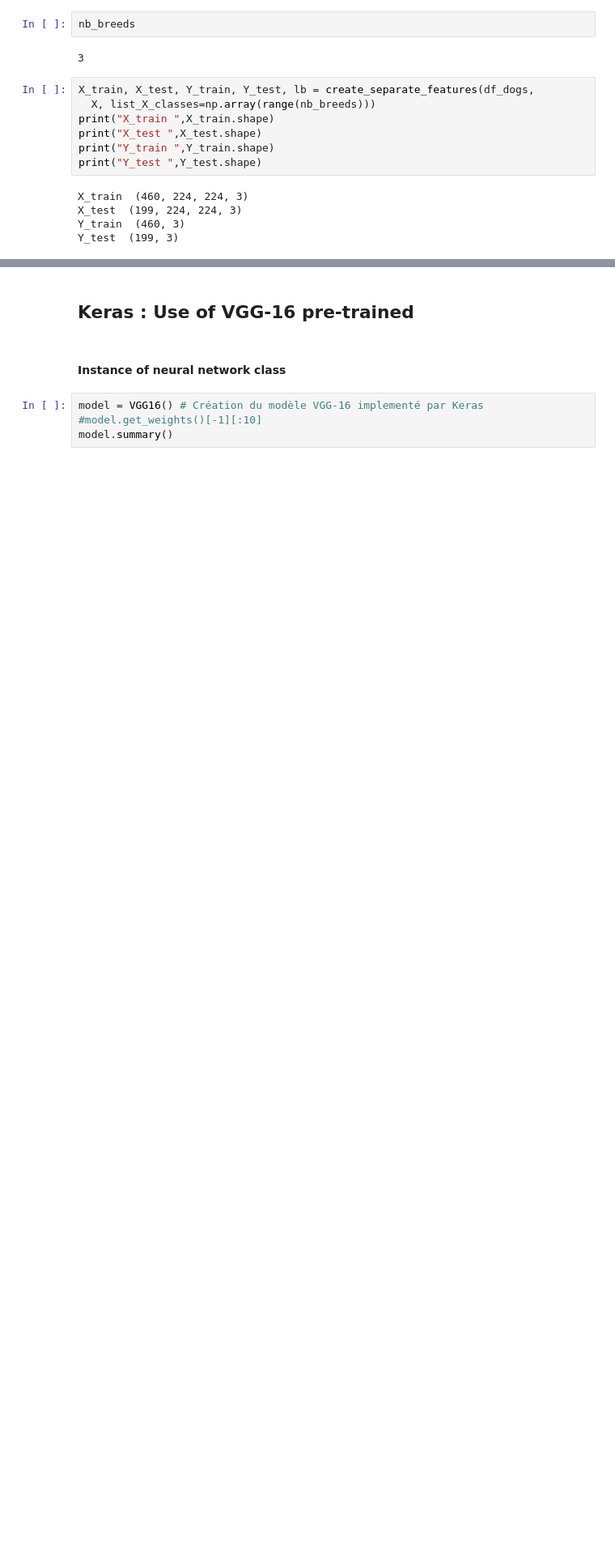
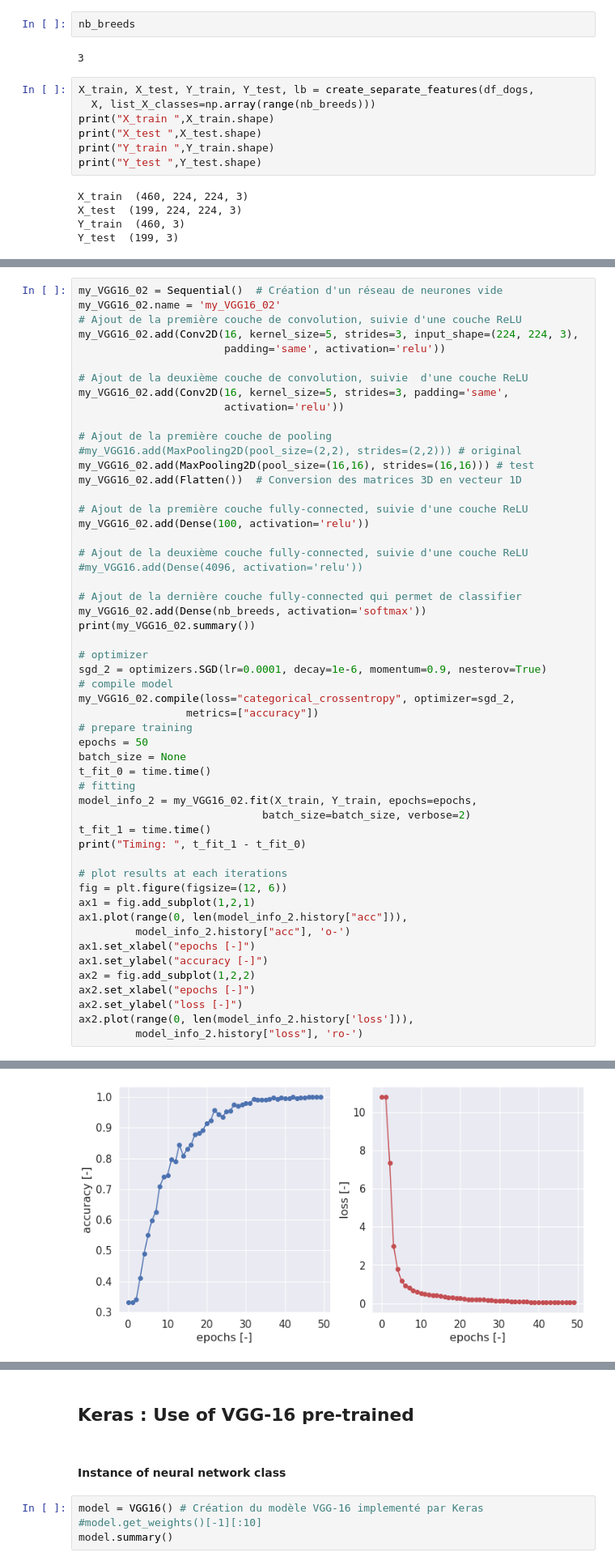
Before and after one commit to jeugregg/DeepLearningPictureDogs, a Jupyter notebook: 02_OC_IML_Project_6_my_neural_network.ipynb, the cells around one changed output, grey strips where cells are left out. Shown at 81% size. Saved outputs shown, nothing was run; the diff lists cells and outputs as text; blank space fills up the shorter version.

```diff
--- a/02_OC_IML_Project_6_my_neural_network.ipynb
+++ b/02_OC_IML_Project_6_my_neural_network.ipynb
@@ -584,0 +557,54 @@ ax2.plot(range(0, len(model_info.history['loss'])), model_info.history["loss"],
+# %%
+my_VGG16_02 = Sequential()  # Création d'un réseau de neurones vide
+my_VGG16_02.name = 'my_VGG16_02'
+# Ajout de la première couche de convolution, suivie d'une couche ReLU
+my_VGG16_02.add(Conv2D(16, kernel_size=5, strides=3, input_shape=(224, 224, 3),
+                       padding='same', activation='relu'))
+
+# Ajout de la deuxième couche de convolution, suivie  d'une couche ReLU
+my_VGG16_02.add(Conv2D(16, kernel_size=5, strides=3, padding='same',
+                       activation='relu'))
+
+# Ajout de la première couche de pooling
+#my_VGG16.add(MaxPooling2D(pool_size=(2,2), strides=(2,2))) # original
+my_VGG16_02.add(MaxPooling2D(pool_size=(16,16), strides=(16,16))) # test
+my_VGG16_02.add(Flatten())  # Conversion des matrices 3D en vecteur 1D
+
+# Ajout de la première couche fully-connected, suivie d'une couche ReLU
+my_VGG16_02.add(Dense(100, activation='relu'))
+
+# Ajout de la deuxième couche fully-connected, suivie d'une couche ReLU
+#my_VGG16.add(Dense(4096, activation='relu'))
+
+# Ajout de la dernière couche fully-connected qui permet de classifier
+my_VGG16_02.add(Dense(nb_breeds, activation='softmax'))
+print(my_VGG16_02.summary())
+
+# optimizer
+sgd_2 = optimizers.SGD(lr=0.0001, decay=1e-6, momentum=0.9, nesterov=True)
+# compile model
+my_VGG16_02.compile(loss="categorical_crossentropy", optimizer=sgd_2,
+                 metrics=["accuracy"])
+# prepare training
+epochs = 50
+batch_size = None
+t_fit_0 = time.time()
+# fitting
+model_info_2 = my_VGG16_02.fit(X_train, Y_train, epochs=epochs,
+                             batch_size=batch_size, verbose=2)
+t_fit_1 = time.time()
+print("Timing: ", t_fit_1 - t_fit_0)
+
+# plot results at each iterations
+fig = plt.figure(figsize=(12, 6))
+ax1 = fig.add_subplot(1,2,1)
+ax1.plot(range(0, len(model_info_2.history["acc"])),
+         model_info_2.history["acc"], 'o-')
+ax1.set_xlabel("epochs [-]")
+ax1.set_ylabel("accuracy [-]")
+ax2 = fig.add_subplot(1,2,2)
+ax2.set_xlabel("epochs [-]")
+ax2.set_ylabel("loss [-]")
+ax2.plot(range(0, len(model_info_2.history['loss'])),
+         model_info_2.history["loss"], 'ro-')
+# %% [output]
@@ -584,0 +629 @@ ax2.plot(range(0, len(model_info.history['loss'])), model_info.history["loss"],
+[figure, added]
```
Also changed, not shown: parts of 9 cells of this notebook.
